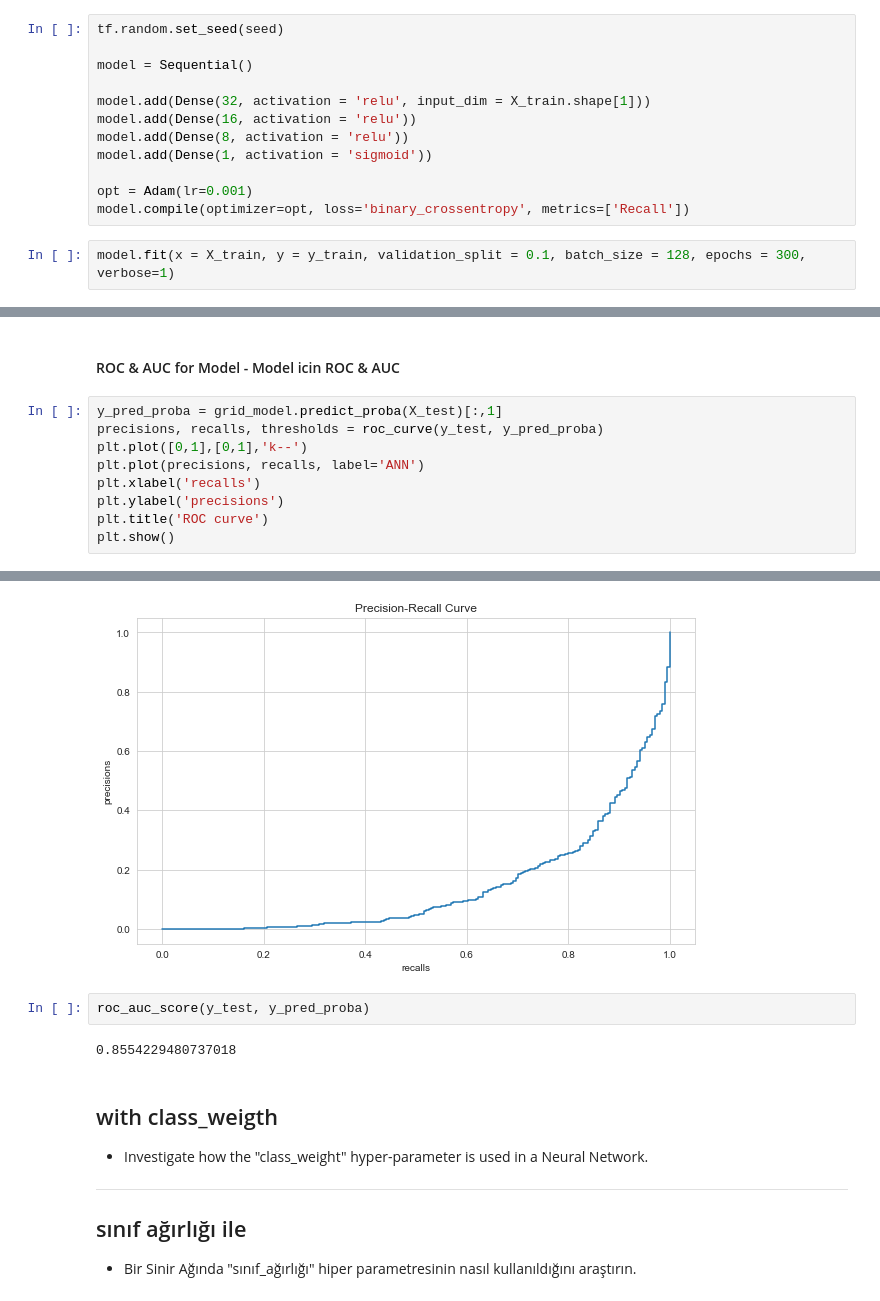
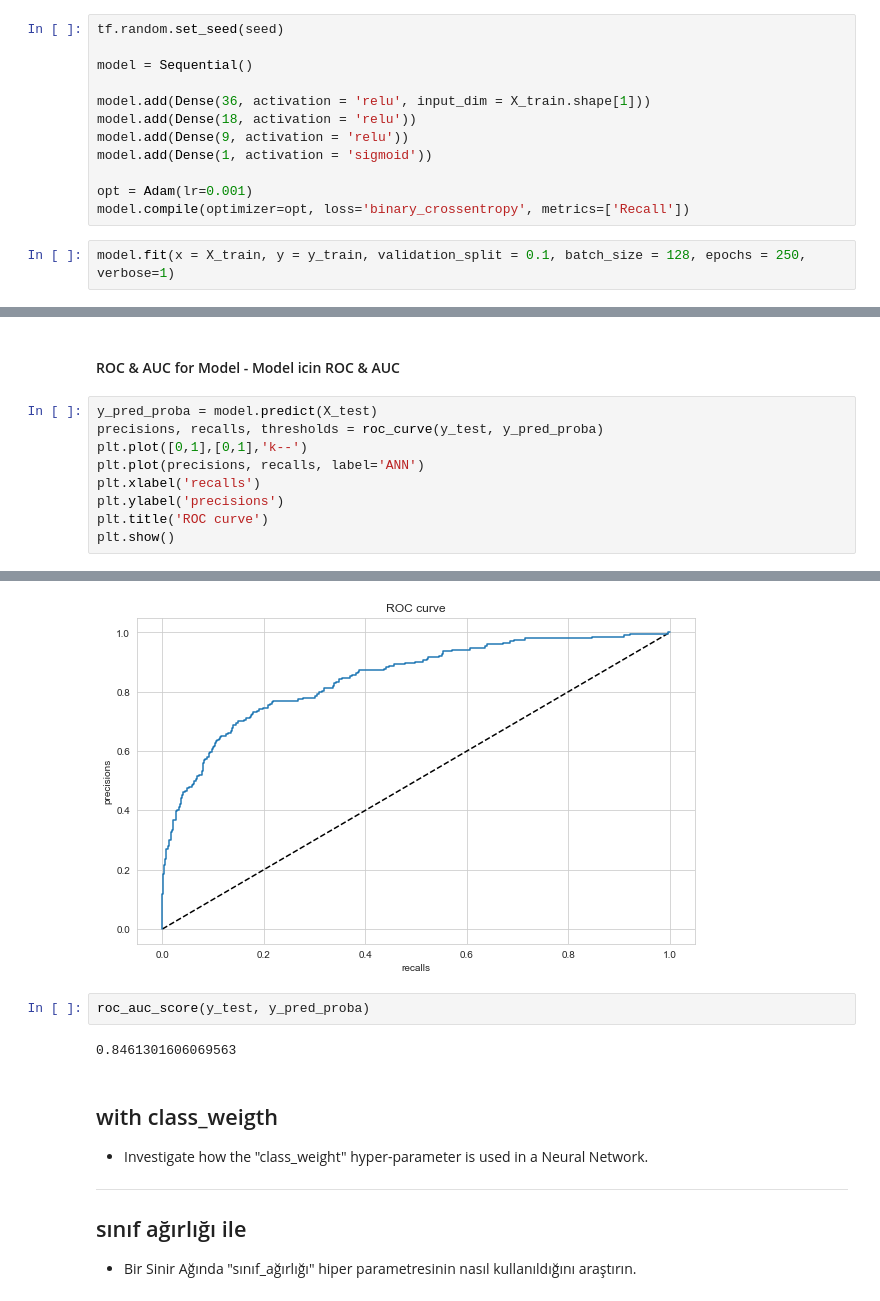
Before and after one commit to Tayfungit/DL, a Jupyter notebook: DL-Assignment-1 (Classification with ANN-Churn Prediction)-TT.ipynb, the cells around one changed output, grey strips where cells are left out. Drawn from its saved outputs; the diff is of its cells as text.

```diff
--- a/DL-Assignment-1 (Classification with ANN-Churn Prediction)-TT.ipynb
+++ b/DL-Assignment-1 (Classification with ANN-Churn Prediction)-TT.ipynb
@@ -284,13 +282,13 @@ tf.random.set_seed(seed)
 
 model = Sequential()
 
-model.add(Dense(32, activation = 'relu', input_dim = X_train.shape[1]))
-model.add(Dense(16, activation = 'relu'))
-model.add(Dense(8, activation = 'relu'))
+model.add(Dense(36, activation = 'relu', input_dim = X_train.shape[1]))
+model.add(Dense(18, activation = 'relu'))
+model.add(Dense(9, activation = 'relu'))
 model.add(Dense(1, activation = 'sigmoid'))
 
 opt = Adam(lr=0.001)
 model.compile(optimizer=opt, loss='binary_crossentropy', metrics=['Recall'])
 # %%
-model.fit(x = X_train, y = y_train, validation_split = 0.1, batch_size = 128, epochs = 300, verbose=1)
+model.fit(x = X_train, y = y_train, validation_split = 0.1, batch_size = 128, epochs = 250, verbose=1)
 # %% [output]
@@ -388,7 +386,7 @@ recall :  0.4803921580314636
 # %% [markdown]
 #### ROC & AUC for Model - Model icin ROC & AUC
 # %%
-y_pred_proba = grid_model.predict_proba(X_test)[:,1]
+y_pred_proba = model.predict(X_test)
 precisions, recalls, thresholds = roc_curve(y_test, y_pred_proba)
 plt.plot([0,1],[0,1],'k--')
 plt.plot(precisions, recalls, label='ANN')
@@ -401,8 +399,8 @@ plt.show()
-[figure, old version]
+[figure, new version]
 # %%
 roc_auc_score(y_test, y_pred_proba)
 # %% [output]
-0.8554229480737018
+0.8461301606069563
 # %% [markdown]
 ## with class_weigth
 
```
Also changed, not shown: parts of 61 cells of this notebook.
